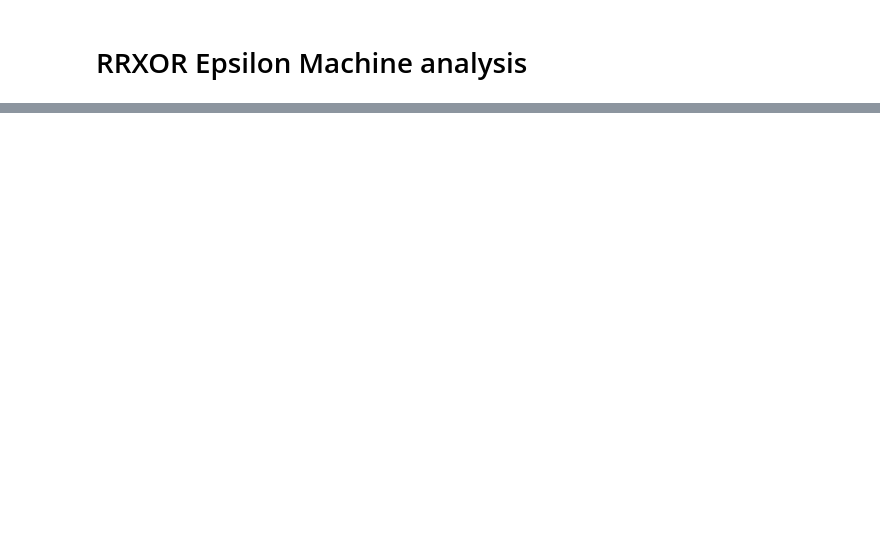
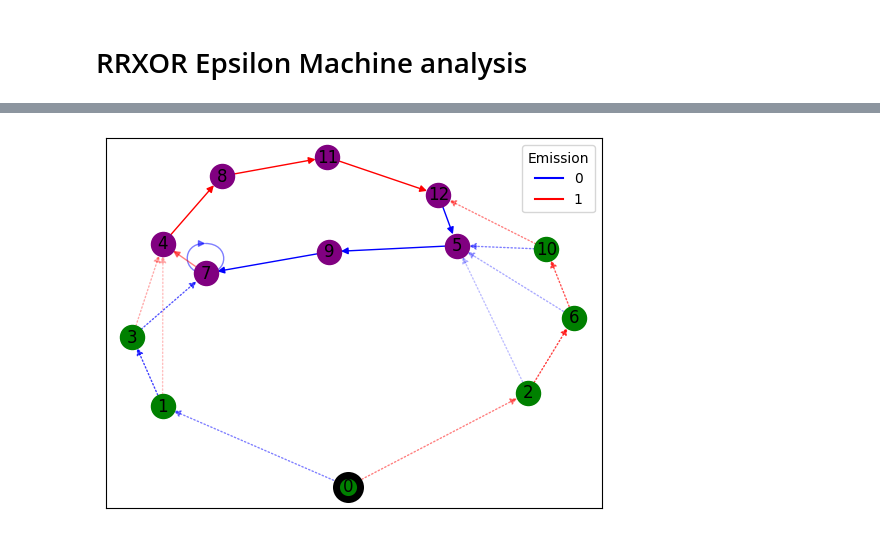
Before and after one commit to adamimos/epsilon-transformers, a Jupyter notebook: notebooks/RRXOR_process.ipynb, the cells around one changed output, grey strips where cells are left out. Saved outputs shown, nothing was run; the diff lists cells and outputs as text; code cells hidden in the pictures; blank space fills up the shorter version.

```diff
--- a/notebooks/RRXOR_process.ipynb
+++ b/notebooks/RRXOR_process.ipynb
@@ -158,0 +125,6 @@ array([[[0.5, 0. , 0. , 0. , 0. , 0. , 0. ],
+# %%
+# visualize MSP of GM
+G_MSP = epsilon_machine_to_graph(MSP)
+visualize_graph_with_selective_offset(G_MSP, layout='spectral', draw_edge_labels=False, draw_color=True, draw_mixed_state=True)
+# %% [output]
+[figure, added]
```
Also changed, not shown: parts of 13 cells of this notebook, 2 other files.
